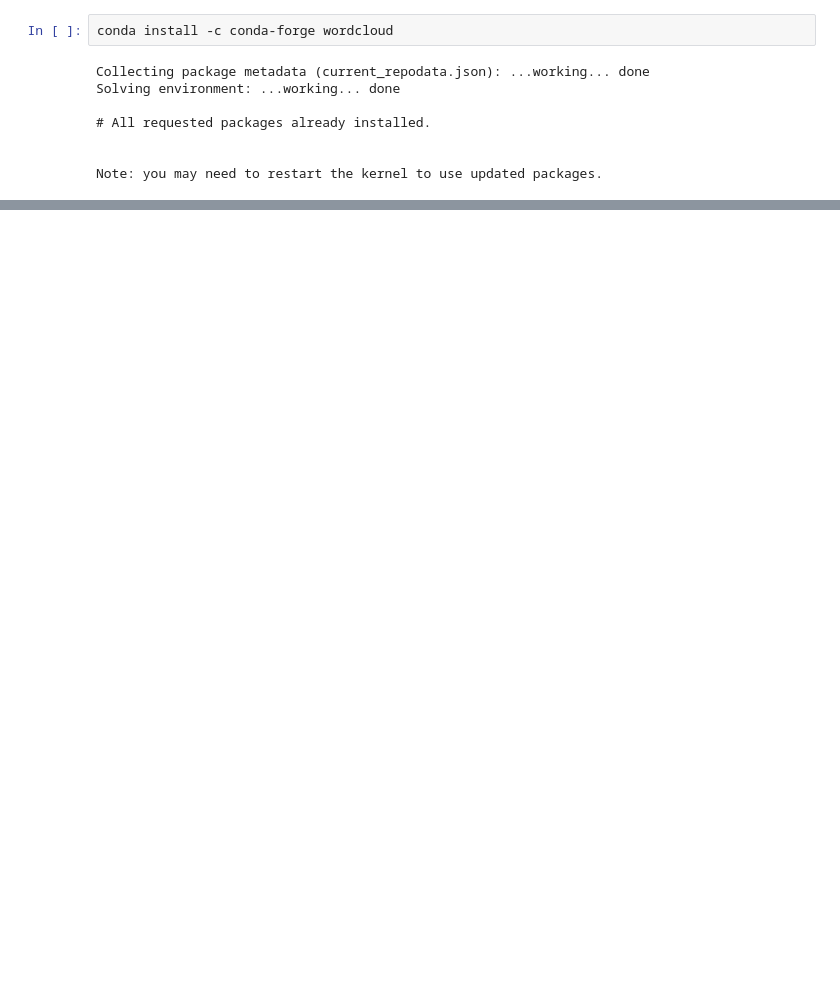
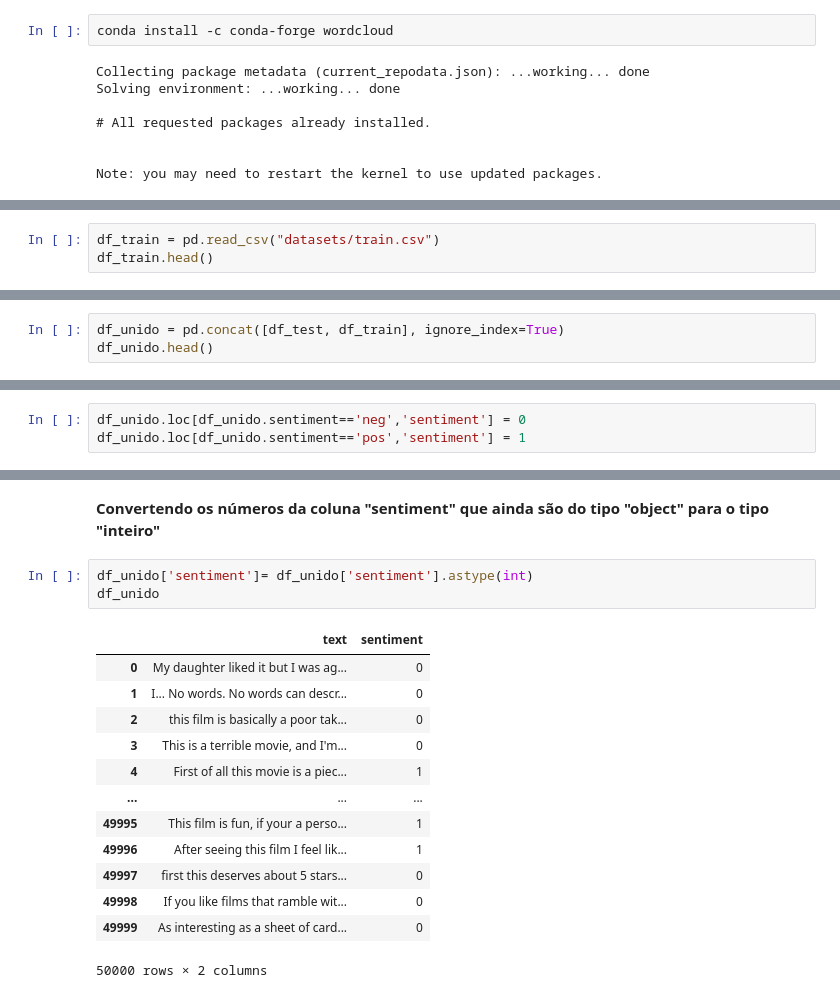
Before and after one commit to izafreitas/machine_learning_dellead_mentoring, a Jupyter notebook: plano_avalicao_lead/Plano de Avaliação Dell Academy Machine Learning.ipynb, the cells around one changed output, grey strips where cells are left out. Saved outputs shown, nothing was run; the diff lists cells and outputs as text; blank space fills up the shorter version.

```diff
--- a/plano_avalicao_lead/Plano de Avaliação Dell Academy Machine Learning.ipynb
+++ b/plano_avalicao_lead/Plano de Avaliação Dell Academy Machine Learning.ipynb
@@ -12,0 +31,3 @@ Note: you may need to restart the kernel to use updated packages.
+# %%
+df_train = pd.read_csv("datasets/train.csv")
+df_train.head()
@@ -12,0 +43,3 @@ Note: you may need to restart the kernel to use updated packages.
+# %%
+df_unido = pd.concat([df_test, df_train], ignore_index=True)
+df_unido.head()
@@ -68,0 +146,3 @@ df_train - pd.read_csv("")
+# %%
+df_unido.loc[df_unido.sentiment=='neg','sentiment'] = 0
+df_unido.loc[df_unido.sentiment=='pos','sentiment'] = 1
@@ -68,0 +169,19 @@ df_train - pd.read_csv("")
+# %% [markdown]
+**Convertendo os números da coluna "sentiment" que ainda são do tipo "object" para o tipo "inteiro"**
+# %%
+df_unido['sentiment']= df_unido['sentiment'].astype(int)
+df_unido
+# %% [output]
+|  | text | sentiment |
+| 0 | My daughter liked it but I was ag... | 0 |
+| 1 | I... No words. No words can descr... | 0 |
+| 2 | this film is basically a poor tak... | 0 |
+| 3 | This is a terrible movie, and I'm... | 0 |
+| 4 | First of all this movie is a piec... | 1 |
+| ... | ... | ... |
+| 49995 | This film is fun, if your a perso... | 1 |
+| 49996 | After seeing this film I feel lik... | 1 |
+| 49997 | first this deserves about 5 stars... | 0 |
+| 49998 | If you like films that ramble wit... | 0 |
+| 49999 | As interesting as a sheet of card... | 0 |
+50000 rows × 2 columns
```
Also changed, not shown: parts of 26 cells of this notebook, 1 other file.
